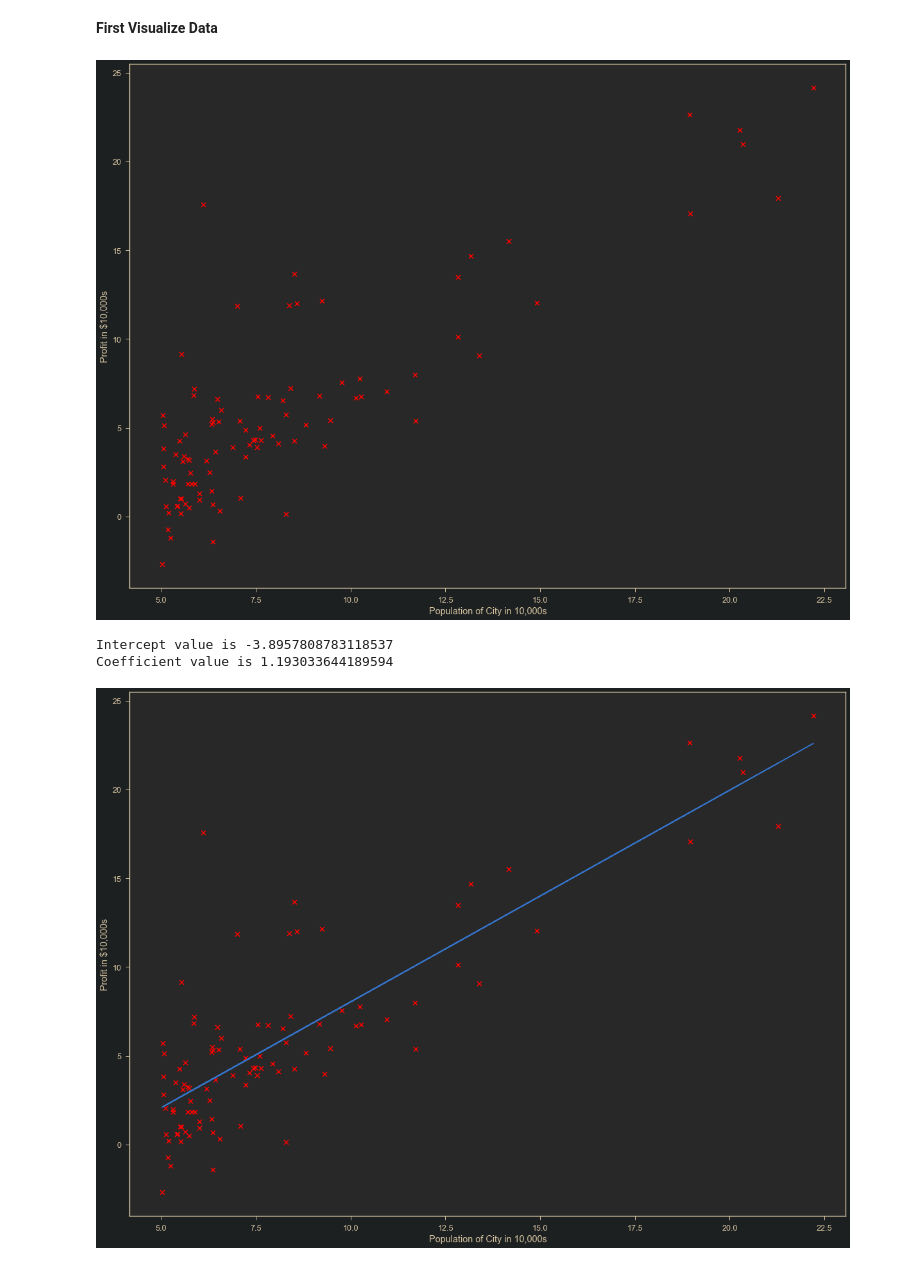
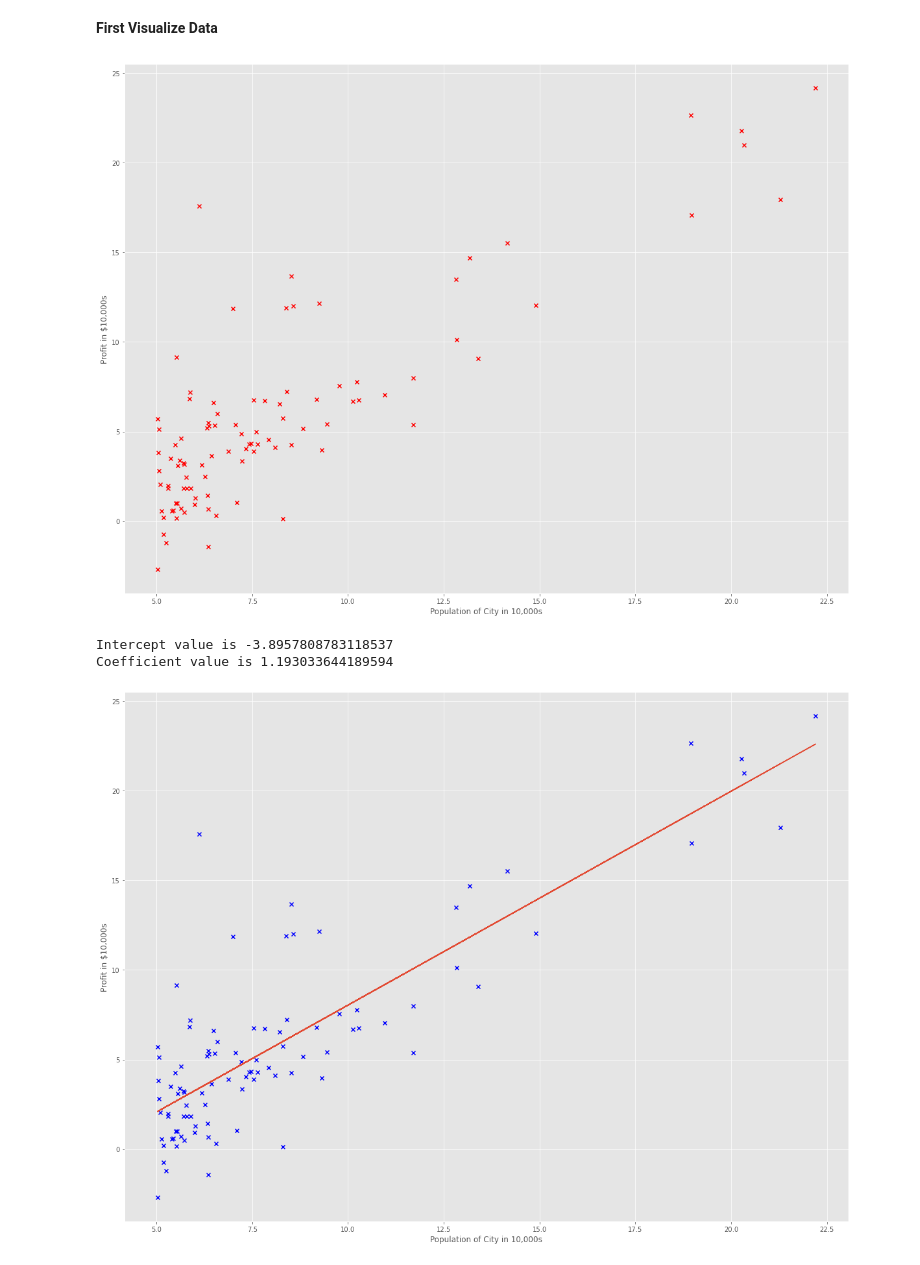
Before and after one commit to Mingjie-K/ML-Andrew-Ng, a Jupyter notebook: Week 2/Programming Assignment/Ex 1/ex1/Linear Regression with one variable.ipynb, the cells around one changed output. Cells and saved outputs as stored; diff of their text form; code cells hidden in the pictures.

```diff
--- a/Week 2/Programming Assignment/Ex 1/ex1/Linear Regression with one variable.ipynb
+++ b/Week 2/Programming Assignment/Ex 1/ex1/Linear Regression with one variable.ipynb
@@ -5,6 +5,8 @@ import numpy as np
 import matplotlib.pyplot as plt
 from mpl_toolkits.mplot3d import Axes3D
 from sklearn import linear_model
+from matplotlib.pyplot import style
+style.use('ggplot')
 # %% [markdown]
 ### Simple Octave/MATLAB function
 # %%
@@ -156,7 +158,7 @@ plt.xlabel('Population of City in 10,000s')
 plt.ylabel('Profit in $10,000s')
 plt.show()
 # %% [output]
-[figure, old version]
+[figure, new version]
 # %%
 Population = np.asanyarray(data[['Population']])
 Profit = np.asanyarray(data[['Profit']])
@@ -170,10 +172,10 @@ Intercept value is -3.8957808783118537
 Coefficient value is 1.193033644189594
 # %%
 plt.figure(figsize=(20, 15))
-plt.scatter(data['Population'], data['Profit'], marker='x', c='Red')
+plt.scatter(data['Population'], data['Profit'], marker='x', c='Blue')
 plt.xlabel('Population of City in 10,000s')
 plt.ylabel('Profit in $10,000s')
 plt.plot(Population, regression.intercept_[0] + regression.coef_[0][0] * Population)
 plt.show()
 # %% [output]
-[figure, old version]
+[figure, new version]
```
Also changed, not shown: parts of 4 cells of this notebook, 1 other file.
